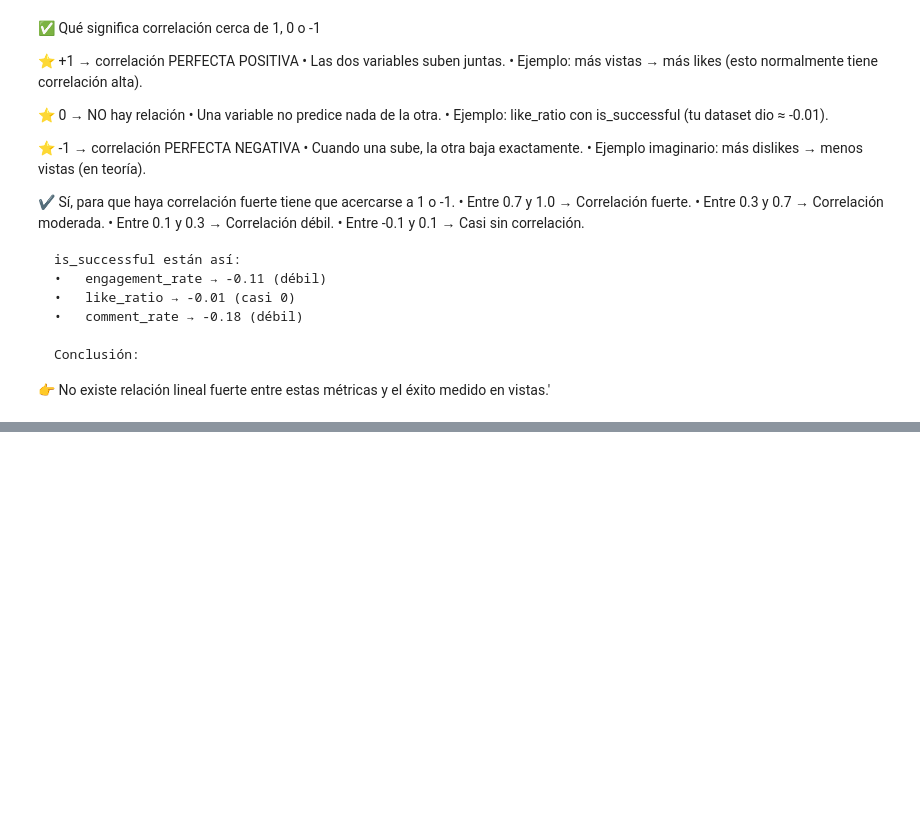
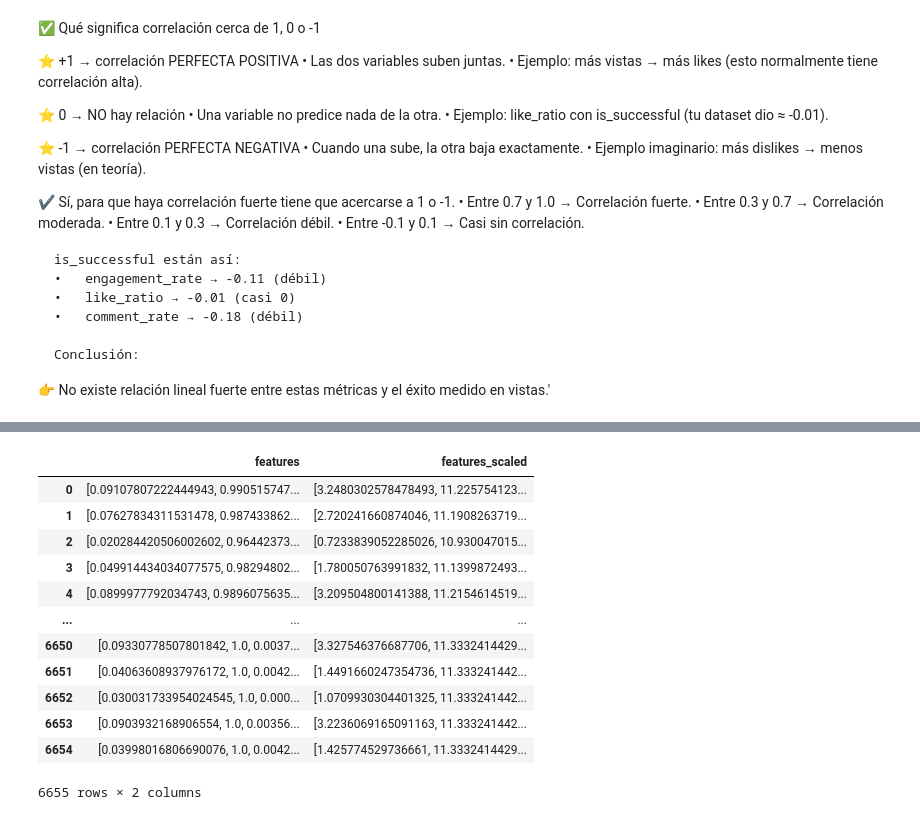
Before and after one commit to edutrul/youtube-trending, a Jupyter notebook: data-analysis-yt-2024.ipynb, the cells around one changed output, grey strips where cells are left out. Cells and saved outputs as stored; diff of their text form; code cells hidden in the pictures; blank space fills up the shorter version.

```diff
--- a/data-analysis-yt-2024.ipynb
+++ b/data-analysis-yt-2024.ipynb
@@ -635,0 +717,47 @@ plt.show()
+# %%
+from pyspark.ml.feature import VectorAssembler, StandardScaler
+
+# 1) Columnas numéricas que quieres escalar
+feature_cols = [
+    "engagement_rate",
+    "like_ratio",
+    "comment_rate",
+    "likes",
+    "dislikes",
+    "comment_count"
+]
+
+# 2) Crear un vector llamado "features"
+assembler = VectorAssembler(
+    inputCols=feature_cols,
+    outputCol="features"
+)
+
+df_vect = assembler.transform(df_yt_education_cleaned)
+
+# 3) Escalar ese vector
+scaler = StandardScaler(
+    inputCol="features",
+    outputCol="features_scaled",
+    withMean=False,   # usar False para evitar errores con vectores Sparse
+    withStd=True
+)
+
+scaler_model = scaler.fit(df_vect)
+df_scaled = scaler_model.transform(df_vect)
+
+df_scaled.select("features", "features_scaled").toPandas()
+# %% [output]
+|  | features | features_scaled |
+| 0 | [0.09107807222444943, 0.990515747... | [3.2480302578478493, 11.225754123... |
+| 1 | [0.07627834311531478, 0.987433862... | [2.720241660874046, 11.1908263719... |
+| 2 | [0.020284420506002602, 0.96442373... | [0.7233839052285026, 10.930047015... |
+| 3 | [0.049914434034077575, 0.98294802... | [1.780050763991832, 11.1399872493... |
+| 4 | [0.0899977792034743, 0.9896075635... | [3.209504800141388, 11.2154614519... |
+| ... | ... | ... |
+| 6650 | [0.09330778507801842, 1.0, 0.0037... | [3.327546376687706, 11.3332414429... |
+| 6651 | [0.04063608937976172, 1.0, 0.0042... | [1.4491660247354736, 11.333241442... |
+| 6652 | [0.030031733954024545, 1.0, 0.000... | [1.0709930304401325, 11.333241442... |
+| 6653 | [0.0903932168906554, 1.0, 0.00356... | [3.2236069165091163, 11.333241442... |
+| 6654 | [0.03998016806690076, 1.0, 0.0042... | [1.425774529736661, 11.3332414429... |
+6655 rows × 2 columns
```
Also changed, not shown: parts of 8 cells of this notebook.
